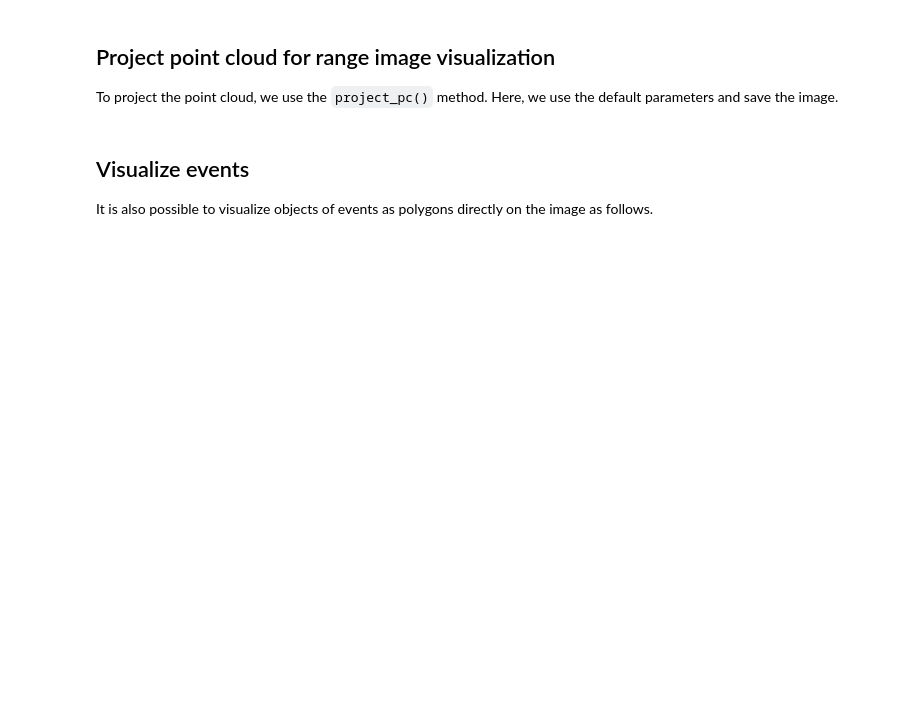
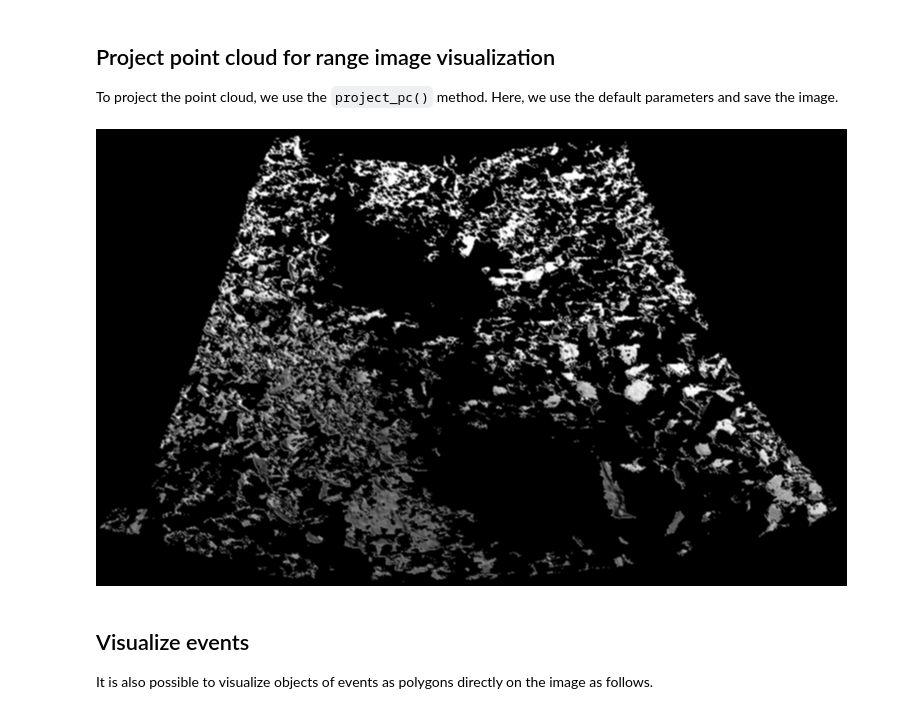
Before and after one commit to 3dgeo-heidelberg/py4dgeo, a Jupyter notebook: jupyter/visualization.ipynb, the cells around one changed output. Saved outputs shown, nothing was run; the diff lists cells and outputs as text; code cells hidden in the pictures; blank space fills up the shorter version.

````diff
--- a/jupyter/visualization.ipynb
+++ b/jupyter/visualization.ipynb
@@ -21,7 +38,9 @@ filename = os.path.join(desktop, "p4dgeo_image_projection.tif")
 To project the point cloud, we use the ```project_pc()``` method. Here, we use the default parameters and save the image.
 # %%
 epoch.project_pc()
-epoch.visualize(filename=filename, from_notebook=True)
+epoch.visualize(outfile=filename, from_notebook=True)
+# %% [output]
+[figure, added]
 # %% [markdown]
 ## Visualize events
 It is also possible to visualize objects of events as polygons directly on the image as follows.
````
Also changed, not shown: parts of 5 cells of this notebook, 1 other file.
